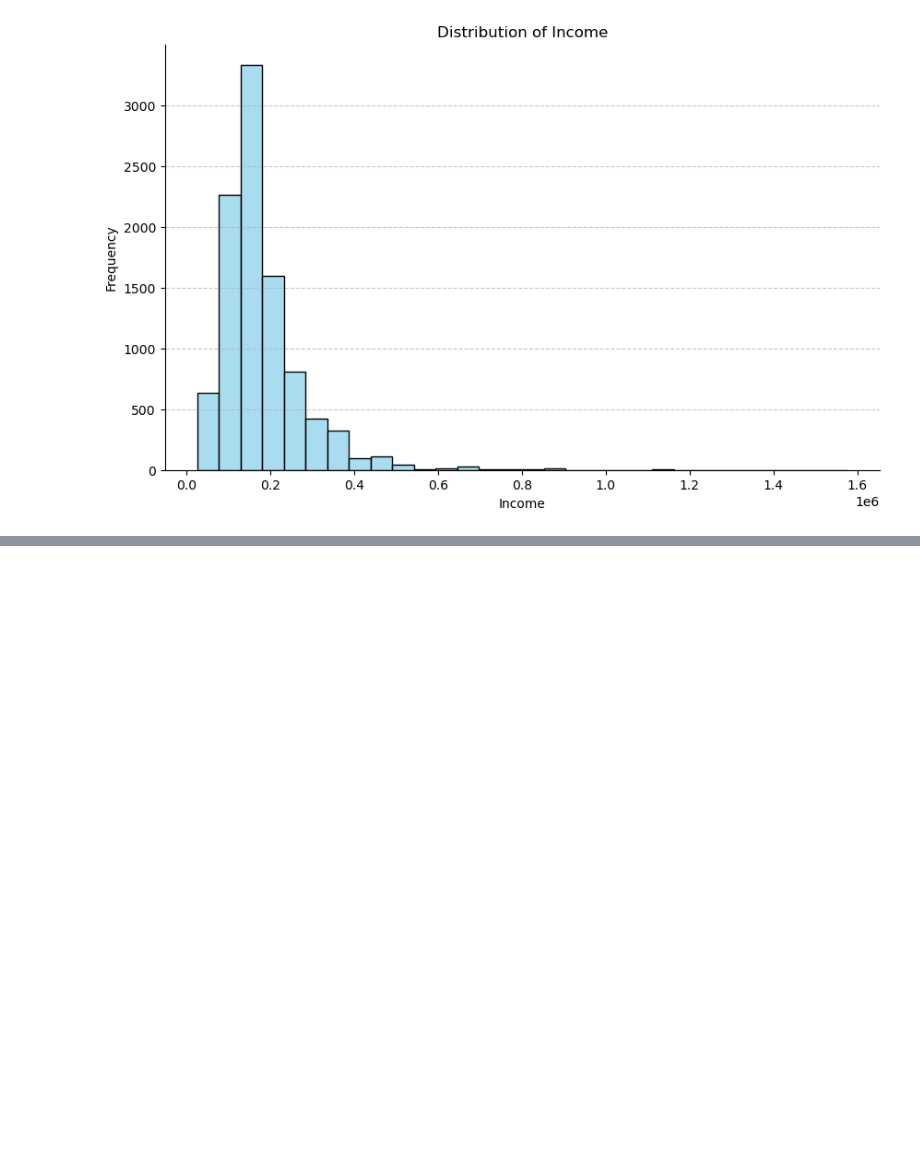
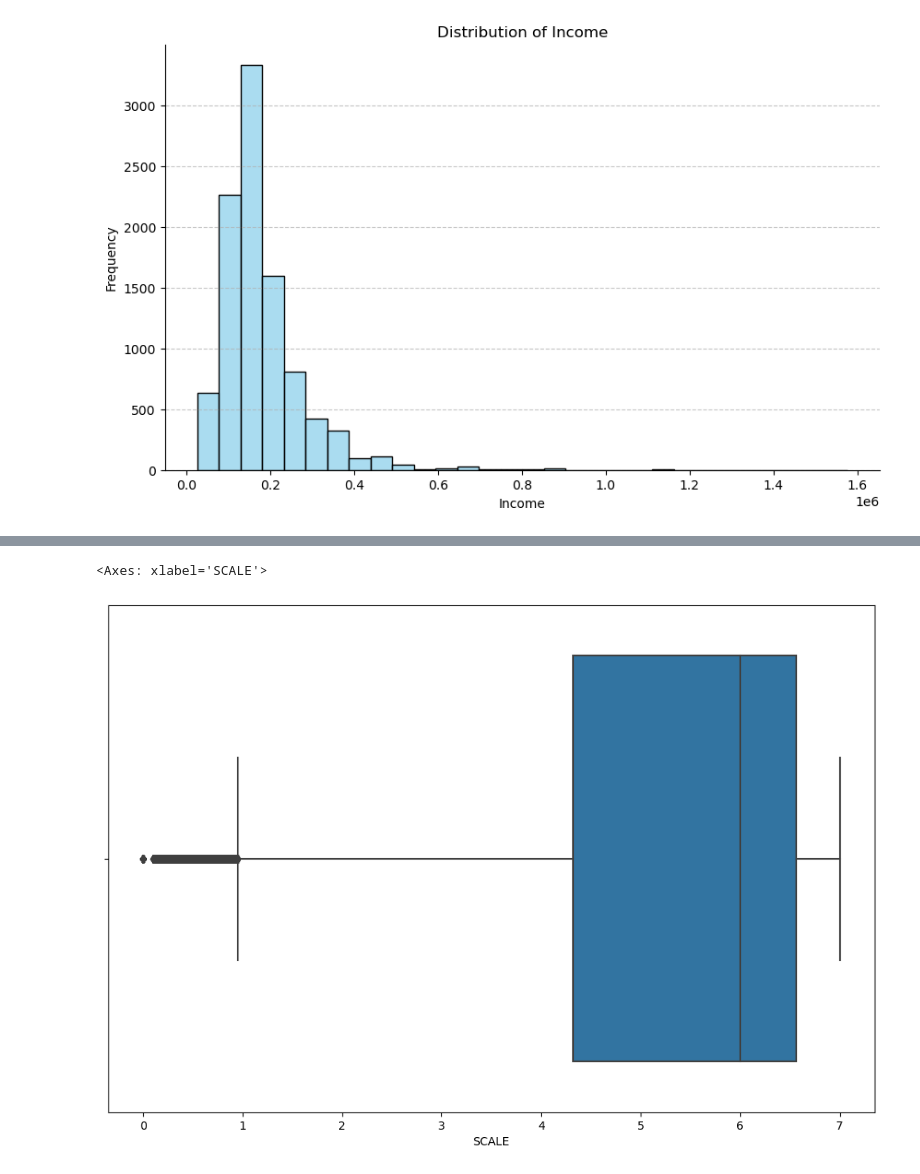
Before and after one commit to tmdcksdl/ML_Credit_Project, a Jupyter notebook: ML_Project/ML_Project2.ipynb, the cells around one changed output, grey strips where cells are left out. Saved outputs shown, nothing was run; the diff lists cells and outputs as text; code cells hidden in the pictures; blank space fills up the shorter version.

```diff
--- a/ML_Project/ML_Project2.ipynb
+++ b/ML_Project/ML_Project2.ipynb
@@ -911,0 +990,3 @@ plt.show()
+# %%
+agg['SCALE'] = np.nan
+agg.info()
@@ -911,0 +1004,3 @@ plt.show()
+# %%
+agg['SCALE'] = agg['STATUS'] / agg['MONTHS_BALANCE']
+agg
@@ -911,0 +1022,6 @@ plt.show()
+# %%
+plt.figure(figsize=(12, 8))
+sns.boxplot(data = agg, x='SCALE')
+# %% [output]
+<Axes: xlabel='SCALE'>
+[figure, added]
```
Also changed, not shown: parts of 23 cells of this notebook.
